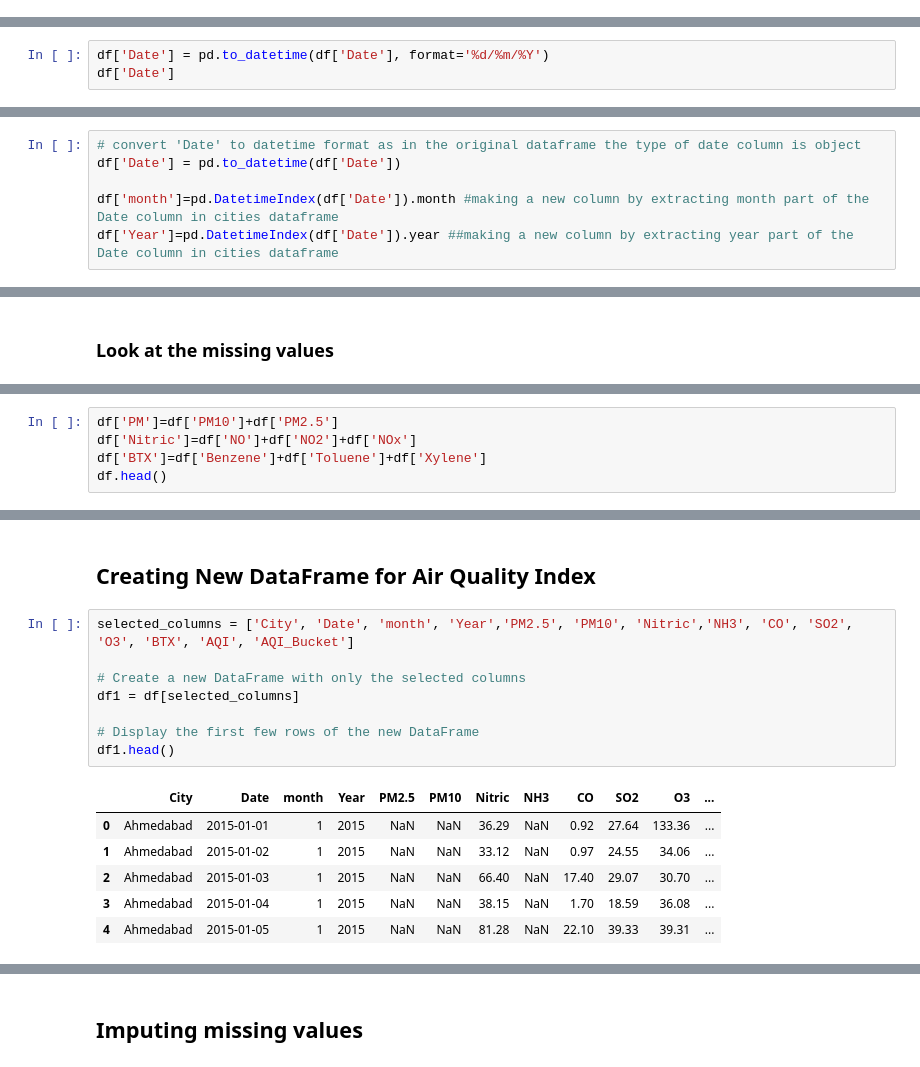
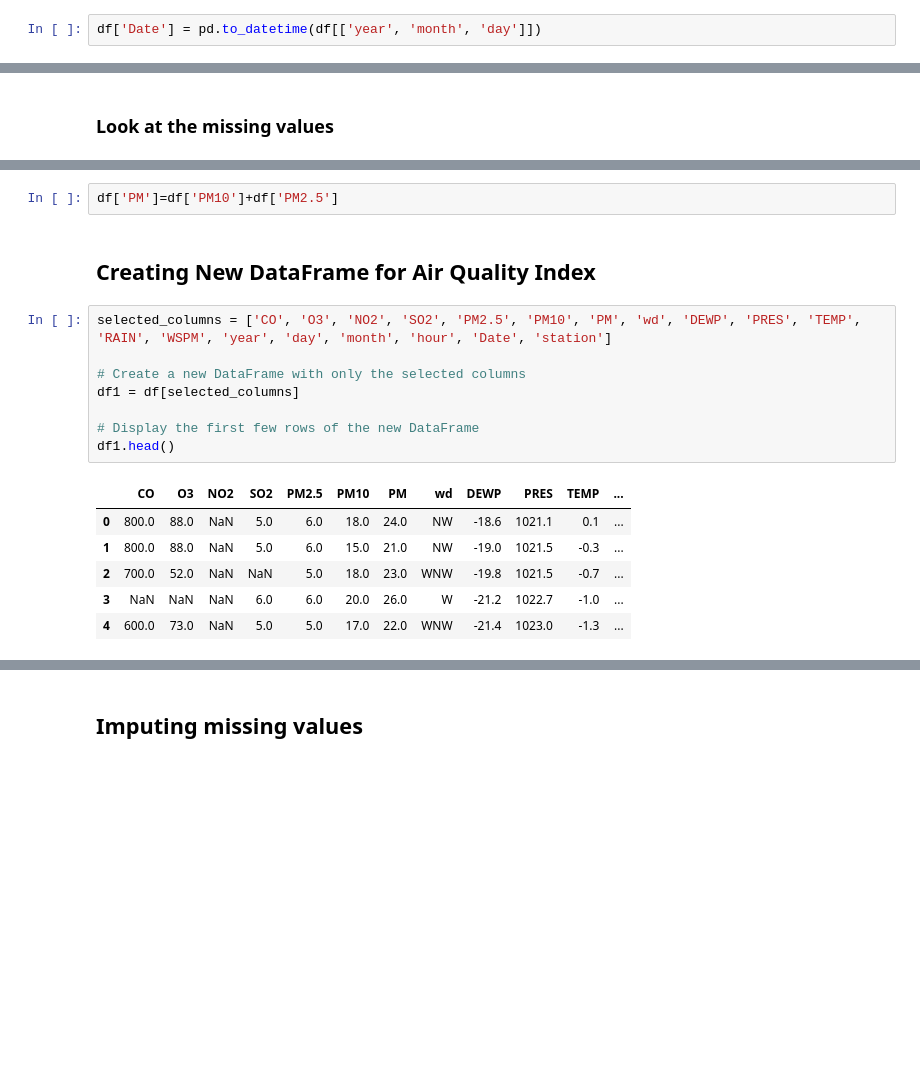
Before and after one commit to st2-0-3-1-0-2-8-4/CMP7005_S2_PRAC1, a Jupyter notebook: CMP7005_S2_PRAC1.ipynb, the cells around one changed output, grey strips where cells are left out. Drawn from its saved outputs; the diff is of its cells as text; blank space fills up the shorter version.

```diff
--- a/CMP7005_S2_PRAC1.ipynb
+++ b/CMP7005_S2_PRAC1.ipynb
@@ -47,3 +40,5 @@ df.head()
+# %%
+df['Date'] = pd.to_datetime(df[['year', 'month', 'day']])
 # %% [markdown]
 ### **Exploratory Data Analysis**
 # %%
@@ -106,4 +90 @@ Total number of cities in the dataset : 26
 dtype: int64
-# %%
-df['Date'] = pd.to_datetime(df['Date'], format='%d/%m/%Y')
-df['Date']
@@ -135,6 +90,0 @@ pd.to_datetime(): This function from the pandas library takes the "Date" values
-# %%
-# convert 'Date' to datetime format as in the original dataframe the type of date column is object
-df['Date'] = pd.to_datetime(df['Date'])
-
-df['month']=pd.DatetimeIndex(df['Date']).month #making a new column by extracting month part of the Date column in cities dataframe
-df['Year']=pd.DatetimeIndex(df['Date']).year ##making a new column by extracting year part of the Date column in cities dataframe
@@ -237,5 +155,0 @@ Year            0   0.000000
-# %%
-df['PM']=df['PM10']+df['PM2.5']
-df['Nitric']=df['NO']+df['NO2']+df['NOx']
-df['BTX']=df['Benzene']+df['Toluene']+df['Xylene']
-df.head()
@@ -250,20 +156,22 @@ df.head()
+# %%
+df['PM']=df['PM10']+df['PM2.5']
 # %% [markdown]
 ## **Creating New DataFrame for Air Quality Index**
 # %%
-selected_columns = ['City', 'Date', 'month', 'Year','PM2.5', 'PM10', 'Nitric','NH3', 'CO', 'SO2', 'O3', 'BTX', 'AQI', 'AQI_Bucket']
+selected_columns = ['CO', 'O3', 'NO2', 'SO2', 'PM2.5', 'PM10', 'PM', 'wd', 'DEWP', 'PRES', 'TEMP', 'RAIN', 'WSPM', 'year', 'day', 'month', 'hour', 'Date', 'station']
 
 # Create a new DataFrame with only the selected columns
 df1 = df[selected_columns]
 
 # Display the first few rows of the new DataFrame
 df1.head()
 # %% [output]
-|  | City | Date | month | Year | PM2.5 | PM10 | Nitric | NH3 | CO | SO2 | O3 | ... |
-| 0 | Ahmedabad | 2015-01-01 | 1 | 2015 | NaN | NaN | 36.29 | NaN | 0.92 | 27.64 | 133.36 | ... |
-| 1 | Ahmedabad | 2015-01-02 | 1 | 2015 | NaN | NaN | 33.12 | NaN | 0.97 | 24.55 | 34.06 | ... |
-| 2 | Ahmedabad | 2015-01-03 | 1 | 2015 | NaN | NaN | 66.40 | NaN | 17.40 | 29.07 | 30.70 | ... |
-| 3 | Ahmedabad | 2015-01-04 | 1 | 2015 | NaN | NaN | 38.15 | NaN | 1.70 | 18.59 | 36.08 | ... |
-| 4 | Ahmedabad | 2015-01-05 | 1 | 2015 | NaN | NaN | 81.28 | NaN | 22.10 | 39.33 | 39.31 | ... |
+|  | CO | O3 | NO2 | SO2 | PM2.5 | PM10 | PM | wd | DEWP | PRES | TEMP | ... |
+| 0 | 800.0 | 88.0 | NaN | 5.0 | 6.0 | 18.0 | 24.0 | NW | -18.6 | 1021.1 | 0.1 | ... |
+| 1 | 800.0 | 88.0 | NaN | 5.0 | 6.0 | 15.0 | 21.0 | NW | -19.0 | 1021.5 | -0.3 | ... |
+| 2 | 700.0 | 52.0 | NaN | NaN | 5.0 | 18.0 | 23.0 | WNW | -19.8 | 1021.5 | -0.7 | ... |
+| 3 | NaN | NaN | NaN | 6.0 | 6.0 | 20.0 | 26.0 | W | -21.2 | 1022.7 | -1.0 | ... |
+| 4 | 600.0 | 73.0 | NaN | 5.0 | 5.0 | 17.0 | 22.0 | WNW | -21.4 | 1023.0 | -1.3 | ... |
 # %%
 # Missing values
 def missing_values_table(df1):
```
Also changed, not shown: parts of 32 cells of this notebook.
